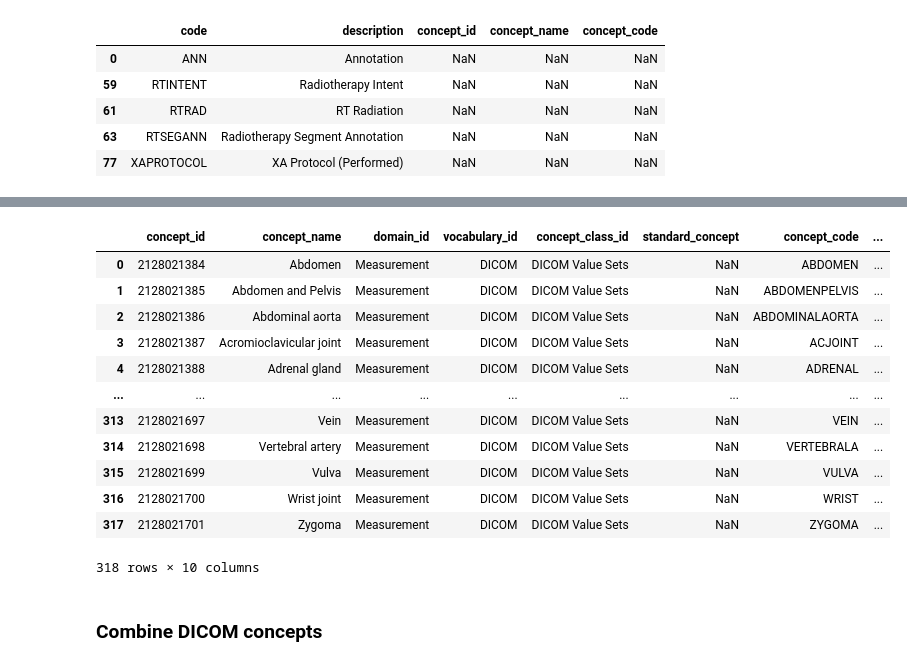
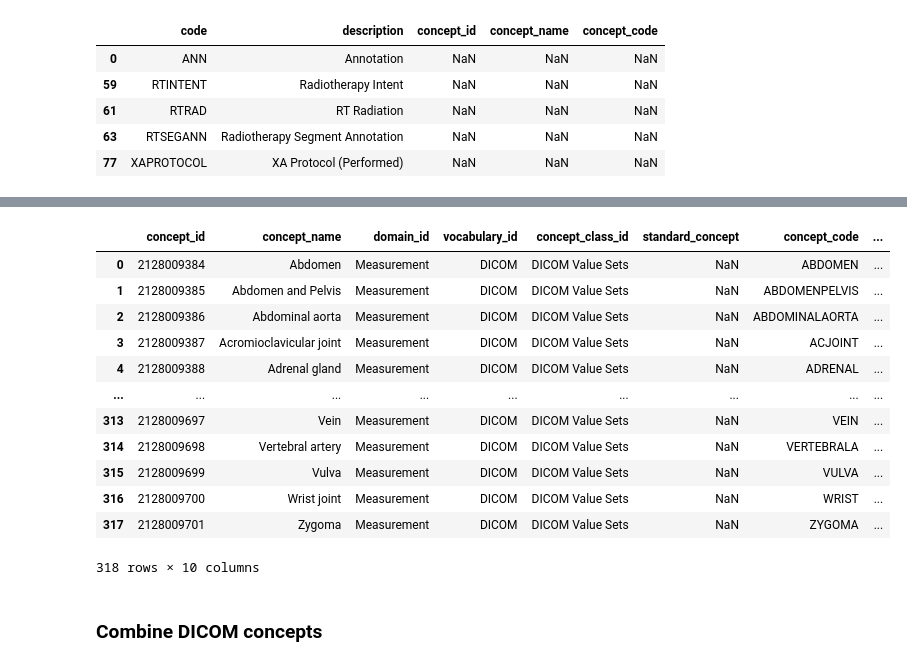
Before and after one commit to paulnagy/DICOM2OMOP, a Jupyter notebook: dicom_standard_to_omop/transform_dicom_to_omop.ipynb, the cells around one changed output, grey strips where cells are left out. Cells and saved outputs as stored; diff of their text form; code cells hidden in the pictures.

Commit message:
Update notebook with new numbering and regenerate tables.

```diff
--- a/dicom_standard_to_omop/transform_dicom_to_omop.ipynb
+++ b/dicom_standard_to_omop/transform_dicom_to_omop.ipynb
@@ -23,9 +23,9 @@ Links to DICOM Standards
 # %%
 import pandas as pd
 
-attributes = pd.read_csv("./files/DICOM Standard/part6_attributes.csv")
-valuesets = pd.read_csv("./files/DICOM Standard/part16_fhir_valuesets.csv")
-part3 = pd.read_pickle('./files/DICOM Standard/part3_mapping.pkl')
+attributes = pd.read_csv("../files/DICOM Standard/part6_attributes.csv")
+valuesets = pd.read_csv("../files/DICOM Standard/part16_fhir_valuesets.csv")
+part3 = pd.read_pickle('../files/DICOM Standard/part3_mapping.pkl')
 # %%
 part3_att = part3[part3['CID']!=''].merge(attributes, left_on = 'Tag', right_on = 'Tag_cleaned', how = 'left')
 # %%
@@ -197,7 +197,7 @@ valuesets_table_omop['concept_code'] = valuesets_unique['code']
 valuesets_table_omop['valid_start_date'] = 19930101
 valuesets_table_omop['valid_end_date'] = 20991231
 
-valuesets_table_omop = valuesets_table_omop.reset_index(drop='True')
+valuesets_table_omop = valuesets_table_omop.reset_index(drop=True)
 # %%
 valuesets_table_omop
 # %% [output]
@@ -219,10 +219,10 @@ valuesets_table_omop
 # %%
 import pandas as pd
 
-modality = pd.read_csv('./files/DICOM Standard/part3_modality.csv')
-patient_position = pd.read_csv('./files/DICOM Standard/part3_patient_position.csv')
-lossy_image_comp_methods = pd.read_csv('./files/DICOM Standard/part3_lossy_image_comp_methods.csv')
-body_part = pd.read_pickle('./files/DICOM Standard/part16_body_part_examined.pkl')
+modality = pd.read_csv('../files/DICOM Standard/part3_modality.csv')
+patient_position = pd.read_csv('../files/DICOM Standard/part3_patient_position.csv')
+lossy_image_comp_methods = pd.read_csv('../files/DICOM Standard/part3_lossy_image_comp_methods.csv')
+body_part = pd.read_pickle('../files/DICOM Standard/part16_body_part_examined.pkl')
 # %%
 combined_values = pd.concat([modality, patient_position, lossy_image_comp_methods])
 combined_values
@@ -242,7 +242,7 @@ combined_values
 103 rows × 2 columns
 # %%
 index = valuesets_table_omop['concept_id'].max() + 1
-sequential_numbers = range(6000, len(combined_values)+6000)
+sequential_numbers = range(len(combined_values))  # Resume from `index`
 combined_values.loc[:, 'concept_id'] = [index + num for num in sequential_numbers]
 
 columns = ['concept_id', 'concept_name', 'domain_id', 'vocabulary_id', 'concept_class_id', 'standard_concept', 'concept_code', 'valid_start_date', 'valid_end_date','invalid_reason']
@@ -257,7 +257,7 @@ cs_value_table_omop['concept_code'] = combined_values['code']
 cs_value_table_omop['valid_start_date'] = 19930101
 cs_value_table_omop['valid_end_date'] = 20991231
 
-cs_value_table_omop = cs_value_table_omop.reset_index(drop='True')
+cs_value_table_omop = cs_value_table_omop.reset_index(drop=True)
 # %%
 cs_value_table_omop
 # %% [output]
@@ -309,36 +322,36 @@ cs_value_table_omop = cs_value_table_omop[~cs_value_table_omop['concept_id'].isi
 body_part = body_part[body_part['Body Part Examined']!=""].copy()
 # %%
 index = cs_value_table_omop['concept_id'].max() + 1
-sequential_numbers = range(6000, len(body_part)+6000)
+sequential_numbers = range(len(body_part))  # Resume from `index`
 body_part.loc[:, 'concept_id'] = [index + num for num in sequential_numbers]
 
 columns = ['concept_id', 'concept_name', 'domain_id', 'vocabulary_id', 'concept_class_id', 'standard_concept', 'concept_code', 'valid_start_date', 'valid_end_date','invalid_reason']
 body_part_table_omop = pd.DataFrame(columns = columns)
 
 body_part_table_omop['concept_id'] = body_part['concept_id']
 body_part_table_omop['concept_name'] = body_part['Code Meaning']
 body_part_table_omop['domain_id'] = 'Measurement'
 body_part_table_omop['vocabulary_id'] = 'DICOM'
 body_part_table_omop['concept_class_id'] = 'DICOM Value Sets'
 body_part_table_omop['concept_code'] = body_part['Body Part Examined']
 body_part_table_omop['valid_start_date'] = 19930101
 body_part_table_omop['valid_end_date'] = 20991231
 
 body_part_table_omop = body_part_table_omop.reset_index(drop='True')
 body_part_table_omop
 # %% [output]
 |  | concept_id | concept_name | domain_id | vocabulary_id | concept_class_id | standard_concept | concept_code | ... |
-| 0 | 2128021384 | Abdomen | Measurement | DICOM | DICOM Value Sets | NaN | ABDOMEN | ... |
-| 1 | 2128021385 | Abdomen and Pelvis | Measurement | DICOM | DICOM Value Sets | NaN | ABDOMENPELVIS | ... |
-| 2 | 2128021386 | Abdominal aorta | Measurement | DICOM | DICOM Value Sets | NaN | ABDOMINALAORTA | ... |
-| 3 | 2128021387 | Acromioclavicular joint | Measurement | DICOM | DICOM Value Sets | NaN | ACJOINT | ... |
-| 4 | 2128021388 | Adrenal gland | Measurement | DICOM | DICOM Value Sets | NaN | ADRENAL | ... |
+| 0 | 2128009384 | Abdomen | Measurement | DICOM | DICOM Value Sets | NaN | ABDOMEN | ... |
+| 1 | 2128009385 | Abdomen and Pelvis | Measurement | DICOM | DICOM Value Sets | NaN | ABDOMENPELVIS | ... |
+| 2 | 2128009386 | Abdominal aorta | Measurement | DICOM | DICOM Value Sets | NaN | ABDOMINALAORTA | ... |
+| 3 | 2128009387 | Acromioclavicular joint | Measurement | DICOM | DICOM Value Sets | NaN | ACJOINT | ... |
+| 4 | 2128009388 | Adrenal gland | Measurement | DICOM | DICOM Value Sets | NaN | ADRENAL | ... |
 | ... | ... | ... | ... | ... | ... | ... | ... | ... |
-| 313 | 2128021697 | Vein | Measurement | DICOM | DICOM Value Sets | NaN | VEIN | ... |
-| 314 | 2128021698 | Vertebral artery | Measurement | DICOM | DICOM Value Sets | NaN | VERTEBRALA | ... |
-| 315 | 2128021699 | Vulva | Measurement | DICOM | DICOM Value Sets | NaN | VULVA | ... |
-| 316 | 2128021700 | Wrist joint | Measurement | DICOM | DICOM Value Sets | NaN | WRIST | ... |
-| 317 | 2128021701 | Zygoma | Measurement | DICOM | DICOM Value Sets | NaN | ZYGOMA | ... |
+| 313 | 2128009697 | Vein | Measurement | DICOM | DICOM Value Sets | NaN | VEIN | ... |
+| 314 | 2128009698 | Vertebral artery | Measurement | DICOM | DICOM Value Sets | NaN | VERTEBRALA | ... |
+| 315 | 2128009699 | Vulva | Measurement | DICOM | DICOM Value Sets | NaN | VULVA | ... |
+| 316 | 2128009700 | Wrist joint | Measurement | DICOM | DICOM Value Sets | NaN | WRIST | ... |
+| 317 | 2128009701 | Zygoma | Measurement | DICOM | DICOM Value Sets | NaN | ZYGOMA | ... |
 318 rows × 10 columns
 # %% [markdown]
 ### Combine DICOM concepts
```
Also changed, not shown: parts of 31 cells of this notebook, 4 other files.
